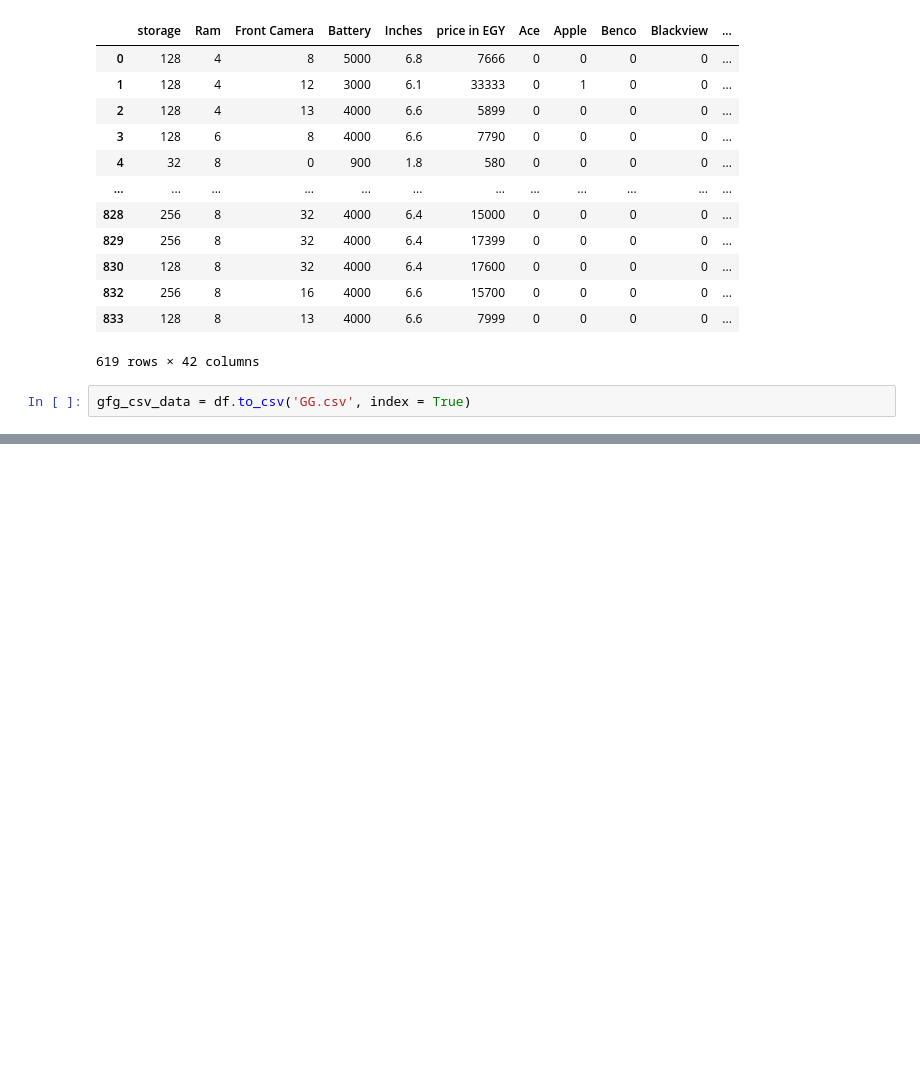
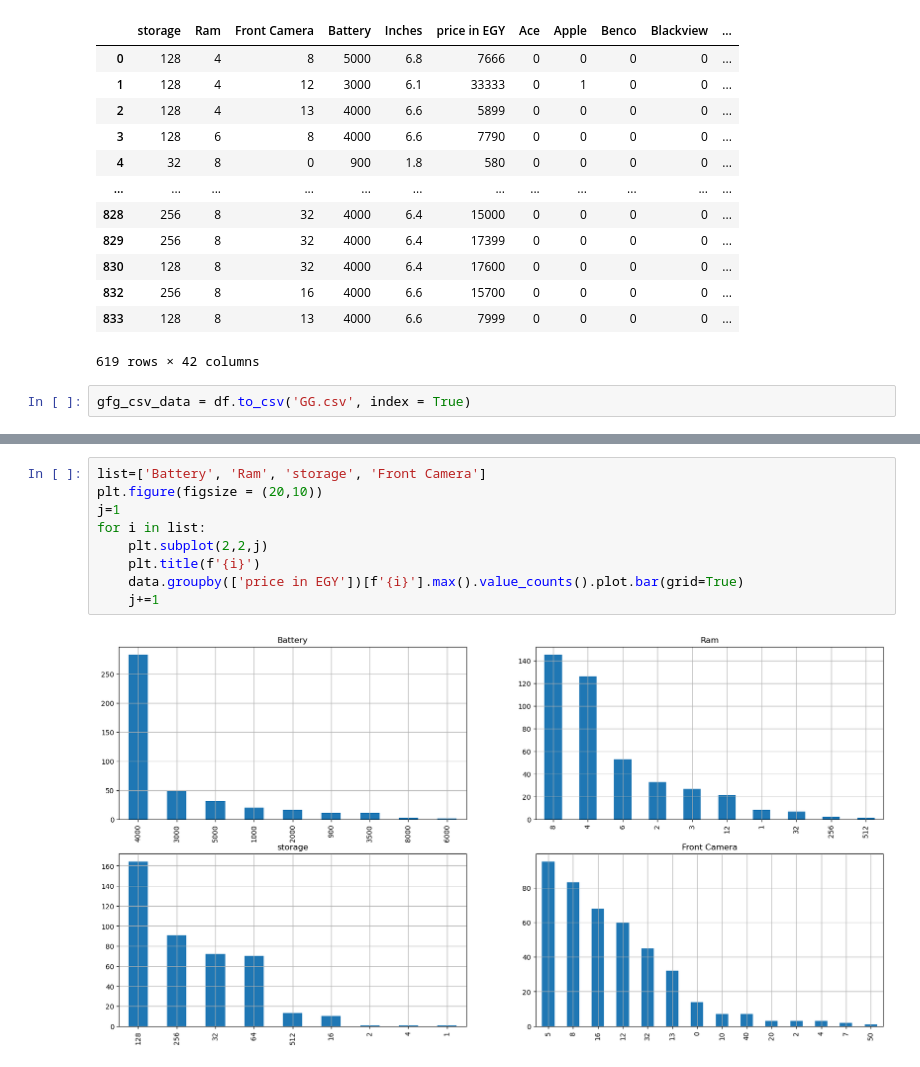
Before and after one commit to Eng-Omar-Hussein/Predict_Mobile_Price, a Jupyter notebook: python-project/main.ipynb, the cells around one changed output, grey strips where cells are left out. Cells and saved outputs as stored; diff of their text form; blank space fills up the shorter version.

```diff
--- a/python-project/main.ipynb
+++ b/python-project/main.ipynb
@@ -466,0 +624,11 @@ gfg_csv_data = df.to_csv('GG.csv', index = True)
+# %%
+list=['Battery', 'Ram', 'storage', 'Front Camera']
+plt.figure(figsize = (20,10))
+j=1
+for i in list:
+    plt.subplot(2,2,j)
+    plt.title(f'{i}')
+    data.groupby(['price in EGY'])[f'{i}'].max().value_counts().plot.bar(grid=True)
+    j+=1
+# %% [output]
+[figure, added]
```
Also changed, not shown: parts of 21 cells of this notebook.
